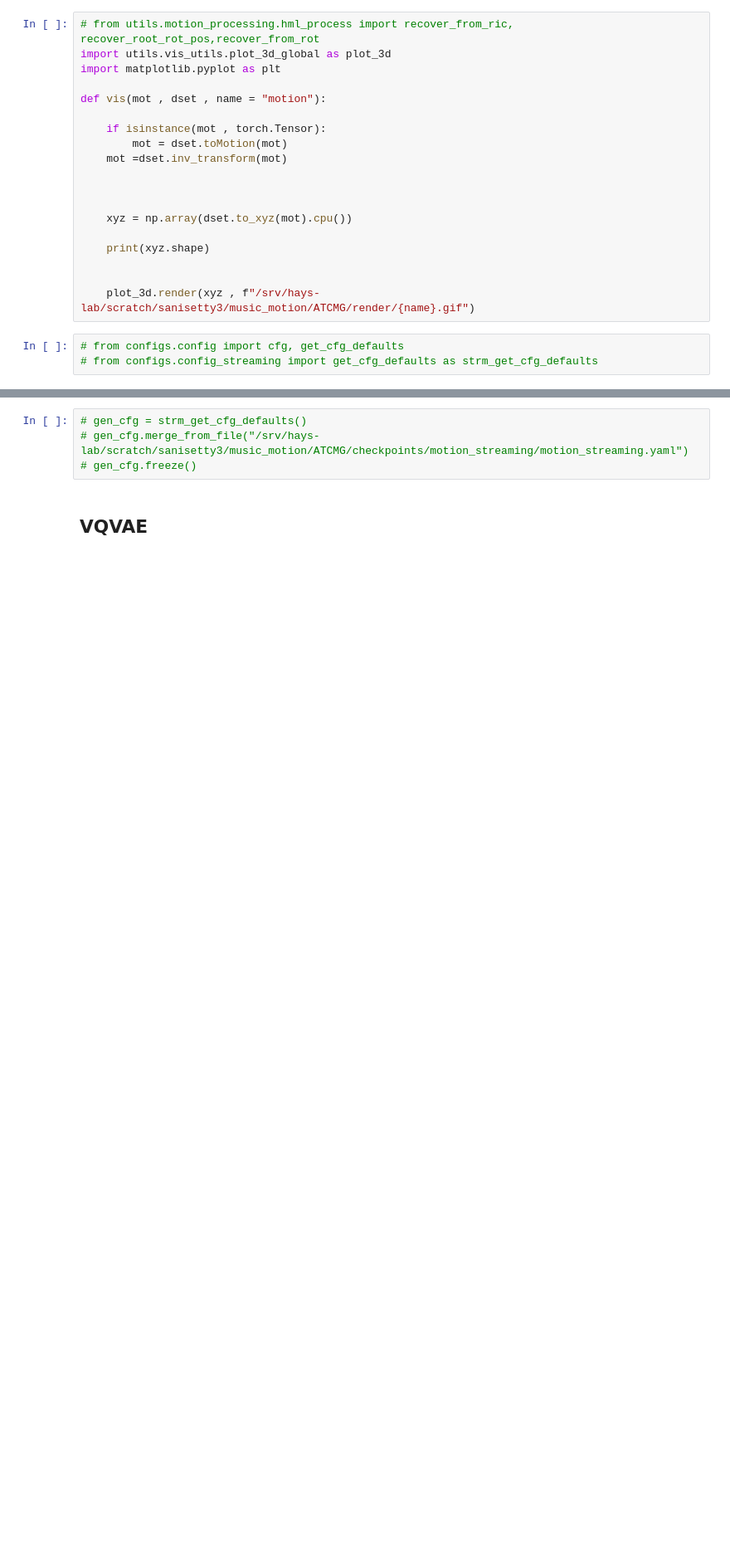
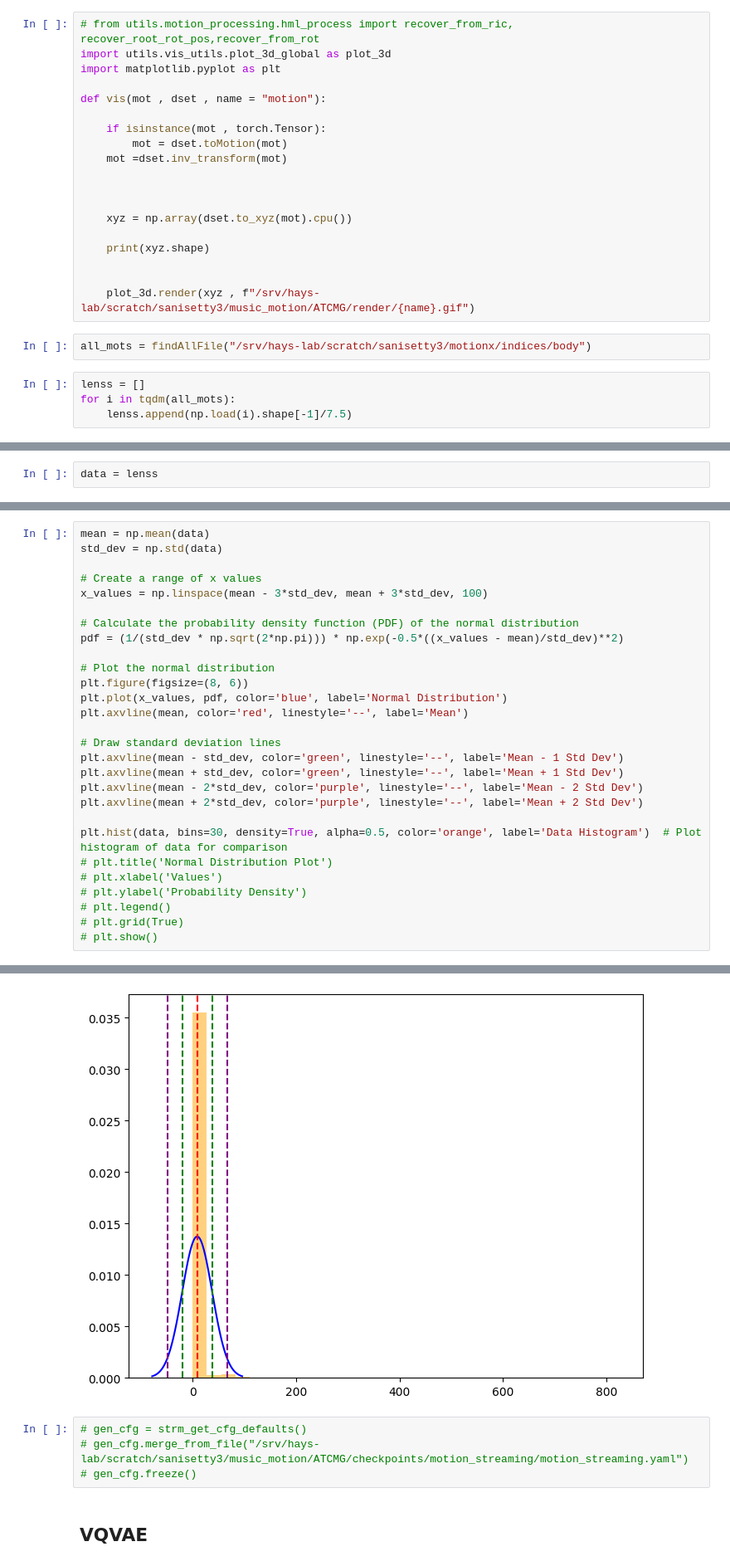
Before and after one commit to sohananisetty/ATCMG, a Jupyter notebook: multimodal.ipynb, the cells around one changed output, grey strips where cells are left out. Shown at 83% size. Saved outputs shown, nothing was run; the diff lists cells and outputs as text; blank space fills up the shorter version.

```diff
--- a/multimodal.ipynb
+++ b/multimodal.ipynb
@@ -62,5 +62,8 @@ def vis(mot , dset , name = "motion"):
 
     plot_3d.render(xyz , f"/srv/hays-lab/scratch/sanisetty3/music_motion/ATCMG/render/{name}.gif")
 # %%
-# from configs.config import cfg, get_cfg_defaults
-# from configs.config_streaming import get_cfg_defaults as strm_get_cfg_defaults
+all_mots = findAllFile("/srv/hays-lab/scratch/sanisetty3/motionx/indices/body")
+# %%
+lenss = []
+for i in tqdm(all_mots):
+    lenss.append(np.load(i).shape[-1]/7.5)
@@ -66,0 +72,2 @@ def vis(mot , dset , name = "motion"):
+# %%
+data = lenss
@@ -66,0 +90,29 @@ def vis(mot , dset , name = "motion"):
+# %%
+mean = np.mean(data)
+std_dev = np.std(data)
+
+# Create a range of x values
+x_values = np.linspace(mean - 3*std_dev, mean + 3*std_dev, 100)
+
+# Calculate the probability density function (PDF) of the normal distribution
+pdf = (1/(std_dev * np.sqrt(2*np.pi))) * np.exp(-0.5*((x_values - mean)/std_dev)**2)
+
+# Plot the normal distribution
+plt.figure(figsize=(8, 6))
+plt.plot(x_values, pdf, color='blue', label='Normal Distribution')
+plt.axvline(mean, color='red', linestyle='--', label='Mean')
+
+# Draw standard deviation lines
+plt.axvline(mean - std_dev, color='green', linestyle='--', label='Mean - 1 Std Dev')
+plt.axvline(mean + std_dev, color='green', linestyle='--', label='Mean + 1 Std Dev')
+plt.axvline(mean - 2*std_dev, color='purple', linestyle='--', label='Mean - 2 Std Dev')
+plt.axvline(mean + 2*std_dev, color='purple', linestyle='--', label='Mean + 2 Std Dev')
+
+plt.hist(data, bins=30, density=True, alpha=0.5, color='orange', label='Data Histogram')  # Plot histogram of data for comparison
+# plt.title('Normal Distribution Plot')
+# plt.xlabel('Values')
+# plt.ylabel('Probability Density')
+# plt.legend()
+# plt.grid(True)
+# plt.show()
+# %% [output]
@@ -67,3 +136,4 @@ def vis(mot , dset , name = "motion"):
+[figure, added]
 # %%
 # gen_cfg = strm_get_cfg_defaults()
 # gen_cfg.merge_from_file("/srv/hays-lab/scratch/sanisetty3/music_motion/ATCMG/checkpoints/motion_streaming/motion_streaming.yaml")
```
Also changed, not shown: parts of 59 cells of this notebook, 13 other files.
